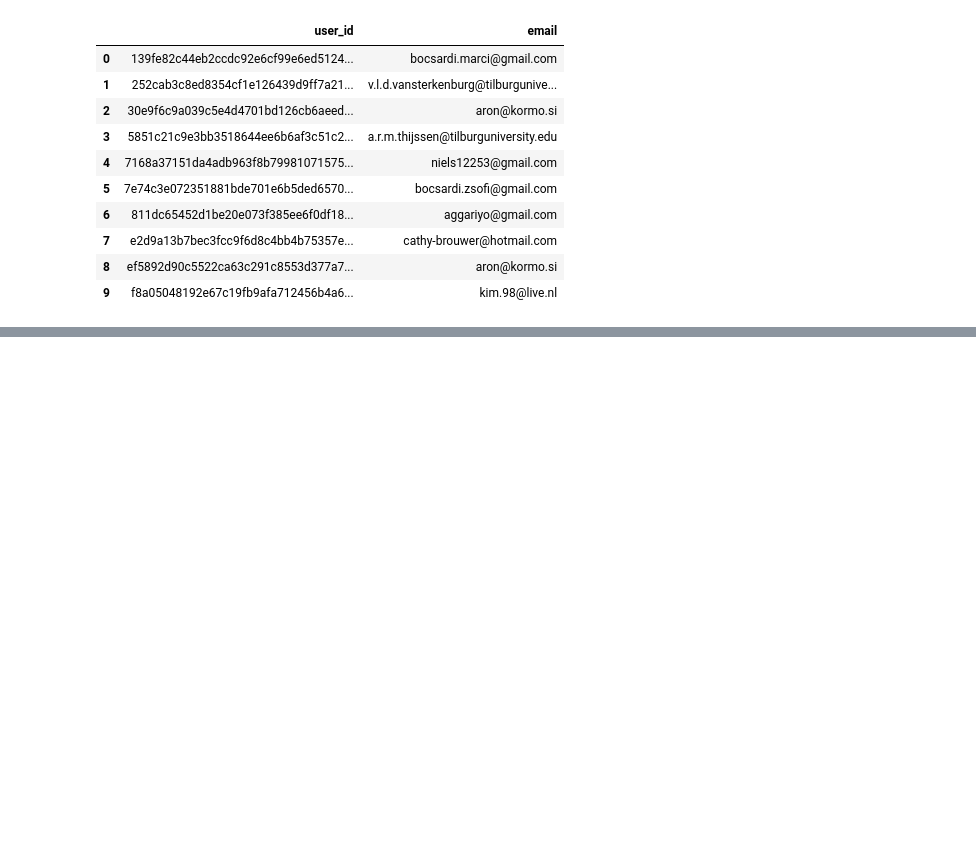
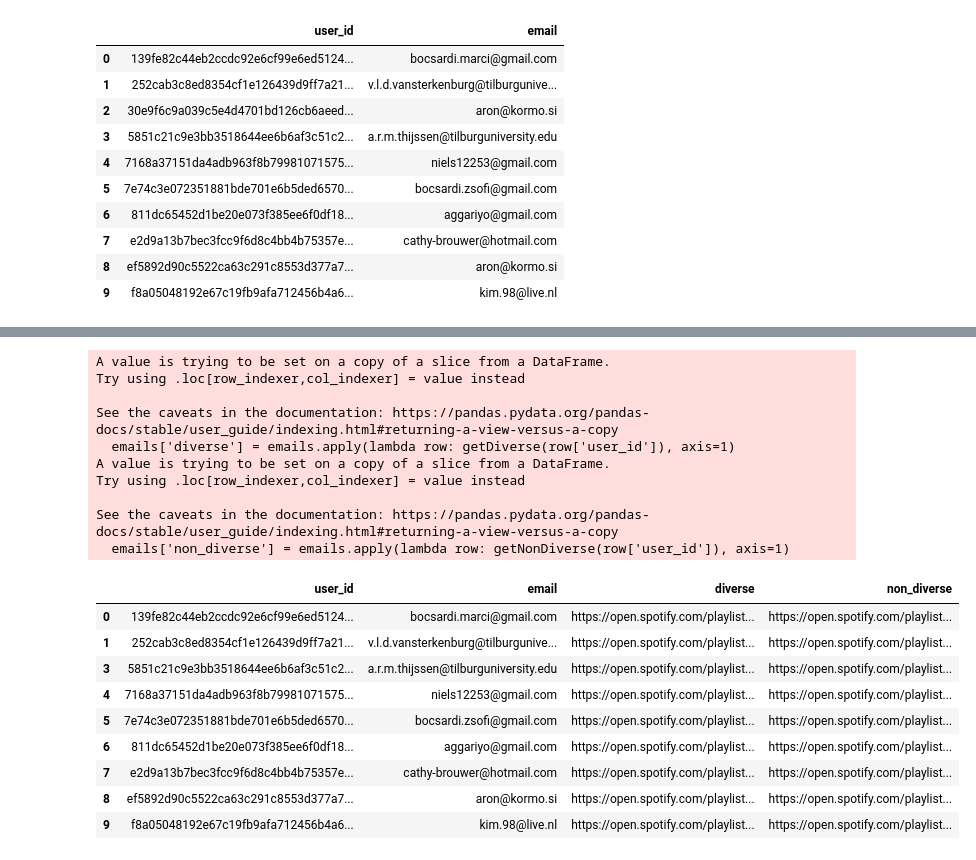
Before and after one commit to bocsardigergely/dss-group-assignment, a Jupyter notebook: 2_present_recommendations/PlaylistCreationAndSending.ipynb, the cells around one changed output, grey strips where cells are left out. Drawn from its saved outputs; the diff is of its cells as text; code cells hidden in the pictures; blank space fills up the shorter version.

```diff
--- a/2_present_recommendations/PlaylistCreationAndSending.ipynb
+++ b/2_present_recommendations/PlaylistCreationAndSending.ipynb
@@ -52,9 +52,9 @@ all_users
 # Get all DUMDUM users, plus a few extra: index 7, 10, 14
 user_indexes = (all_users["group"] == "DUMDUM")
 user_indexes[14] = True
-users = all_users[user_indexes]
-users = users[["user_id", "email"]].reset_index(drop=True)
-users
+user_df = all_users[user_indexes]
+user_df = user_df[["user_id", "email"]].reset_index(drop=True)
+user_df
 # %% [output]
 |  | user_id | email |
 | 0 | 139fe82c44eb2ccdc92e6cf99e6ed5124... | bocsardi.marci@gmail.com |
@@ -95,0 +207,7 @@ TypeError: API.generatePlaylistNames() missing 1 required positional argument: '
+# %%
+# Get email addresses of the successfully made playlists
+PLAYLISTS = api.getPlaylists(limit=50)
+successes = [success['name'] for success in PLAYLISTS]
+successes = [success[:-2] for success in successes] # remove the _d/_d at the end
+successes = list(set(successes))
+print(f"{len(successes)} users had playlists created")
@@ -95,0 +228,3 @@ TypeError: API.generatePlaylistNames() missing 1 required positional argument: '
+# %%
+emails = user_df[user_df["user_id"].isin(successes)]
+emails
@@ -95,0 +242,10 @@ TypeError: API.generatePlaylistNames() missing 1 required positional argument: '
+# %%
+# Get playlist URLs for each email
+print(PLAYLISTS[0]['name'])
+print(PLAYLISTS[0]['external_urls']['spotify'])
+name_url = dict()
+
+for item in PLAYLISTS:
+    name_url[item['name']] = item['external_urls']['spotify']
+
+name_url
@@ -95,0 +273,32 @@ TypeError: API.generatePlaylistNames() missing 1 required positional argument: '
+# %%
+def getDiverse(user_id):
+    return name_url[user_id + '_d']
+
+def getNonDiverse(user_id):
+    return name_url[user_id + '_n']
+
+
+emails['diverse'] = emails.apply(lambda row: getDiverse(row['user_id']), axis=1)
+emails['non_diverse'] = emails.apply(lambda row: getNonDiverse(row['user_id']), axis=1)
+emails
+# %% [output]
+A value is trying to be set on a copy of a slice from a DataFrame.
+Try using .loc[row_indexer,col_indexer] = value instead
+
+See the caveats in the documentation: https://pandas.pydata.org/pandas-docs/stable/user_guide/indexing.html#returning-a-view-versus-a-copy
+  emails['diverse'] = emails.apply(lambda row: getDiverse(row['user_id']), axis=1)
+A value is trying to be set on a copy of a slice from a DataFrame.
+Try using .loc[row_indexer,col_indexer] = value instead
+
+See the caveats in the documentation: https://pandas.pydata.org/pandas-docs/stable/user_guide/indexing.html#returning-a-view-versus-a-copy
+  emails['non_diverse'] = emails.apply(lambda row: getNonDiverse(row['user_id']), axis=1)
+|  | user_id | email | diverse | non_diverse |
+| 0 | 139fe82c44eb2ccdc92e6cf99e6ed5124... | bocsardi.marci@gmail.com | https://open.spotify.com/playlist... | https://open.spotify.com/playlist... |
+| 1 | 252cab3c8ed8354cf1e126439d9ff7a21... | v.l.d.vansterkenburg@tilburgunive... | https://open.spotify.com/playlist... | https://open.spotify.com/playlist... |
+| 3 | 5851c21c9e3bb3518644ee6b6af3c51c2... | a.r.m.thijssen@tilburguniversity.edu | https://open.spotify.com/playlist... | https://open.spotify.com/playlist... |
+| 4 | 7168a37151da4adb963f8b79981071575... | niels12253@gmail.com | https://open.spotify.com/playlist... | https://open.spotify.com/playlist... |
+| 5 | 7e74c3e072351881bde701e6b5ded6570... | bocsardi.zsofi@gmail.com | https://open.spotify.com/playlist... | https://open.spotify.com/playlist... |
+| 6 | 811dc65452d1be20e073f385ee6f0df18... | aggariyo@gmail.com | https://open.spotify.com/playlist... | https://open.spotify.com/playlist... |
+| 7 | e2d9a13b7bec3fcc9f6d8c4bb4b75357e... | cathy-brouwer@hotmail.com | https://open.spotify.com/playlist... | https://open.spotify.com/playlist... |
+| 8 | ef5892d90c5522ca63c291c8553d377a7... | aron@kormo.si | https://open.spotify.com/playlist... | https://open.spotify.com/playlist... |
+| 9 | f8a05048192e67c19fb9afa712456b4a6... | kim.98@live.nl | https://open.spotify.com/playlist... | https://open.spotify.com/playlist... |
```
Also changed, not shown: parts of 16 cells of this notebook, 3 other files.
